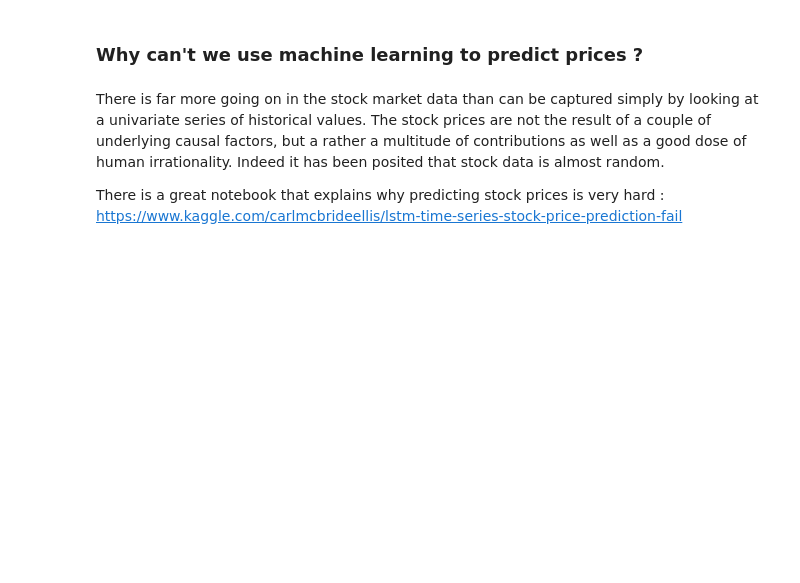
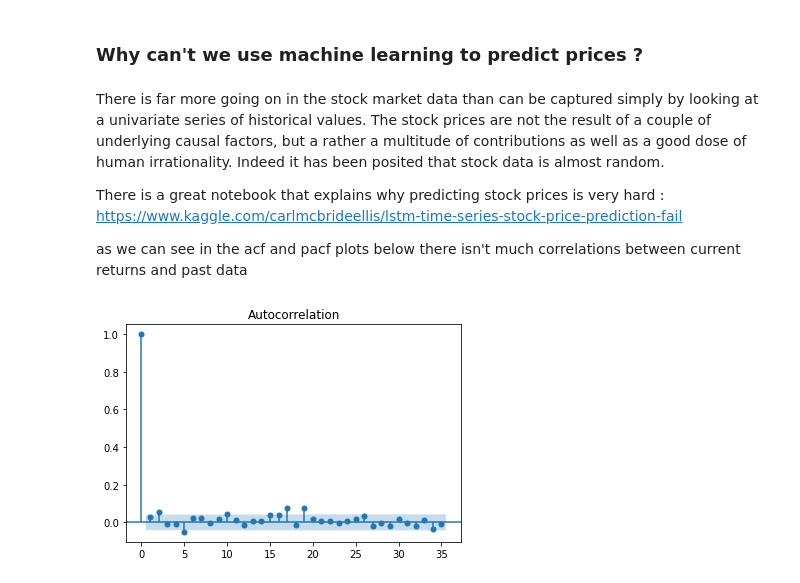
Before and after one commit to pillarxyz/ethereum-trends-analysis, a Jupyter notebook: ethereum-trends-analysis.ipynb, the cells around one changed output. Drawn from its saved outputs; the diff is of its cells as text; code cells hidden in the pictures; blank space fills up the shorter version.

Commit message:
plotting autocorrelations plots

```diff
--- a/ethereum-trends-analysis.ipynb
+++ b/ethereum-trends-analysis.ipynb
@@ -252,3 +252,5 @@ There is far more going on in the stock market data than can be captured simply
 
 There is a great notebook that explains why predicting stock prices is very hard :
 https://www.kaggle.com/carlmcbrideellis/lstm-time-series-stock-price-prediction-fail
+
+as we can see in the acf and pacf plots below there isn't much correlations between current returns and past data
@@ -254,0 +260,4 @@ https://www.kaggle.com/carlmcbrideellis/lstm-time-series-stock-price-prediction-
+# %%
+acf_plot = plot_acf(df.returns.dropna(), lags=35)
+# %% [output]
+[figure, added]
```
Also changed, not shown: parts of 7 cells of this notebook.
